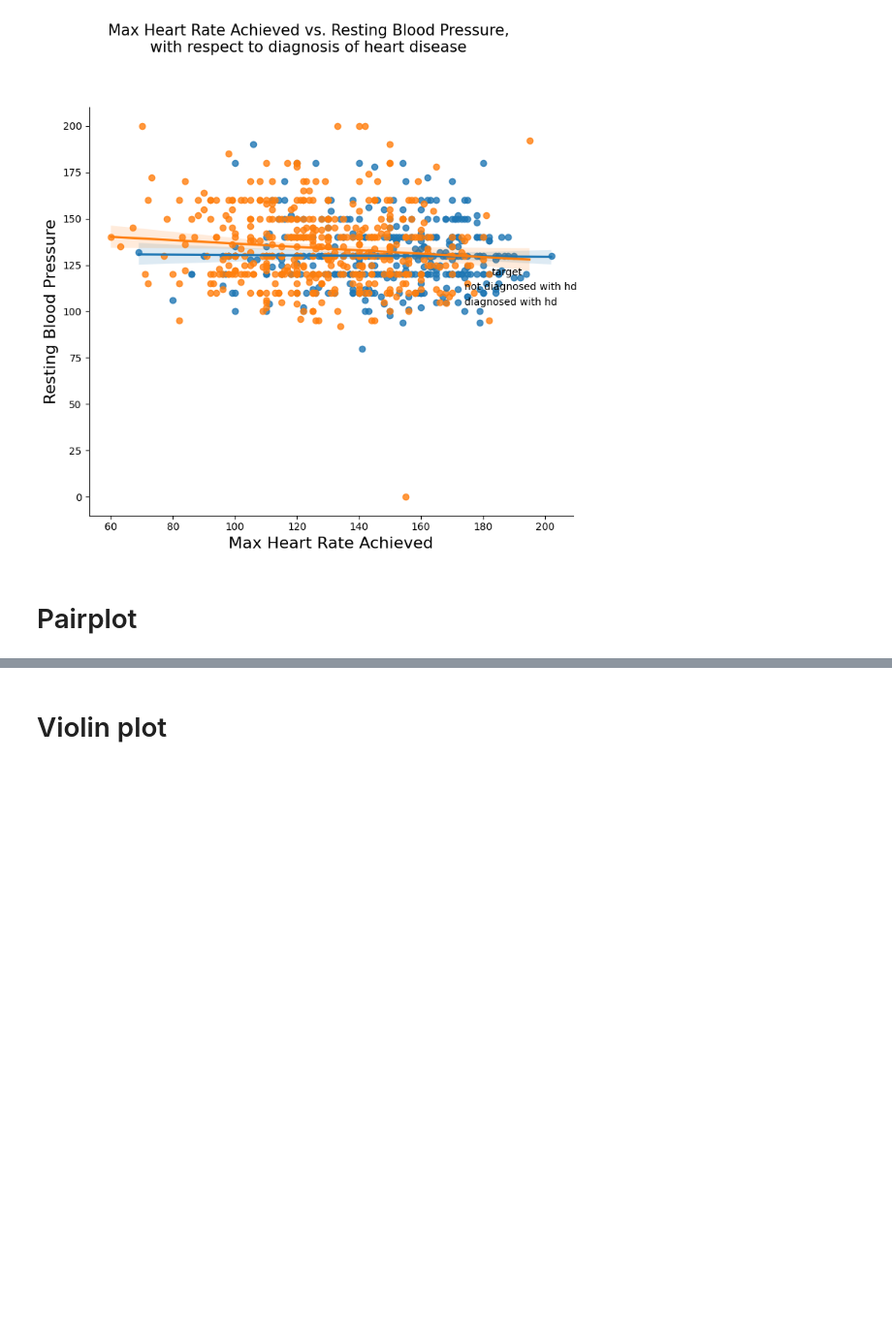
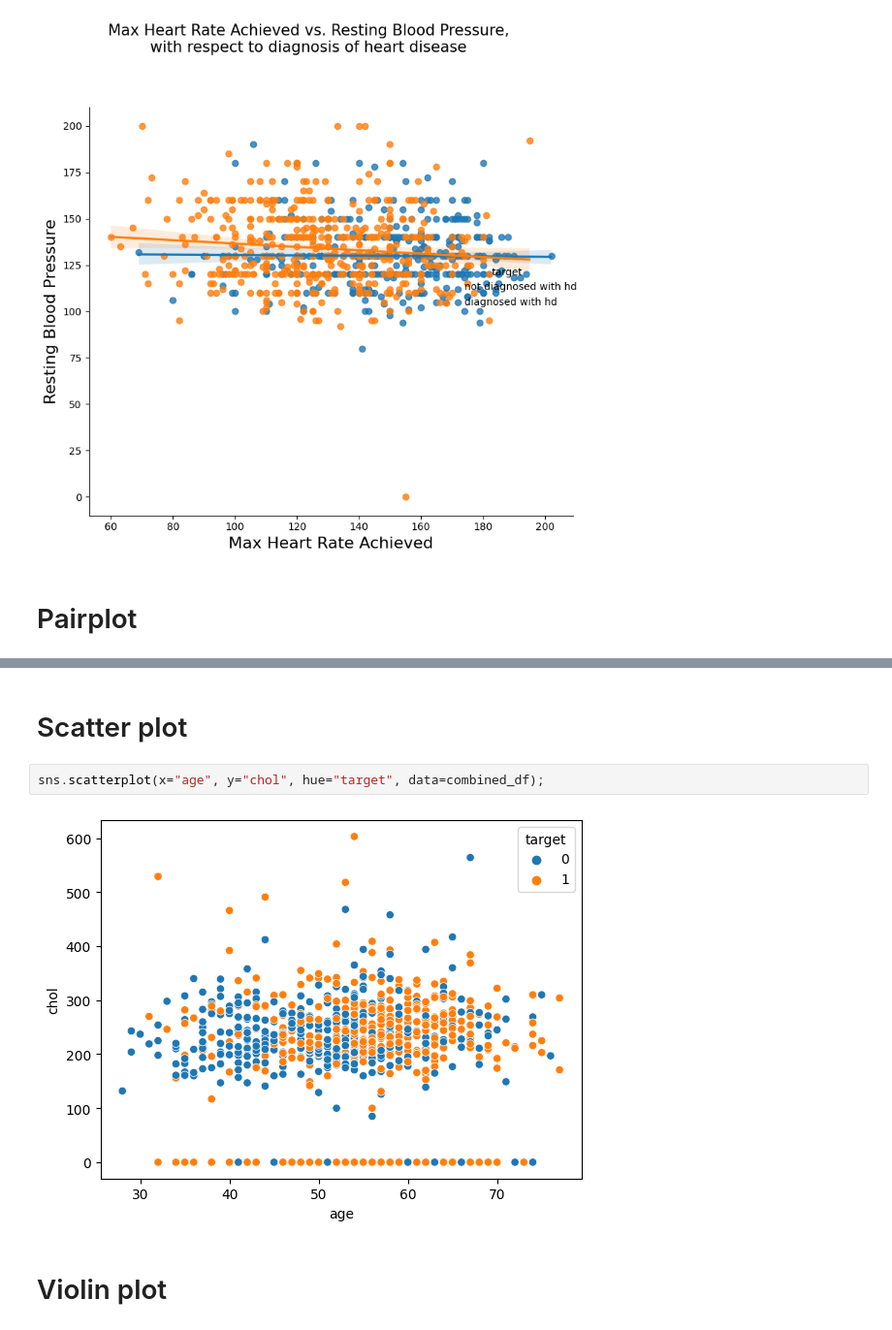
Before and after one commit to proinsias/ds-playground, a Jupyter notebook: notebooks/1.2-data-exploration-seaborn.ipynb, the cells around one changed output, grey strips where cells are left out. Shown at 97% size. Saved outputs shown, nothing was run; the diff lists cells and outputs as text; blank space fills up the shorter version.

```diff
--- a/notebooks/1.2-data-exploration-seaborn.ipynb
+++ b/notebooks/1.2-data-exploration-seaborn.ipynb
@@ -143,5 +182,11 @@ sns.pairplot(combined_df[continous_features + ['target']], hue='target');
 # %% [output]
 [figure]
+# %% [markdown]
+# Scatter plot
+# %%
+sns.scatterplot(x="age", y="chol", hue="target", data=combined_df);
+# %% [output]
+[figure, added]
 # %% [markdown]
 # Violin plot
 # %%
```
Also changed, not shown: parts of 15 cells of this notebook, 5 other files.
